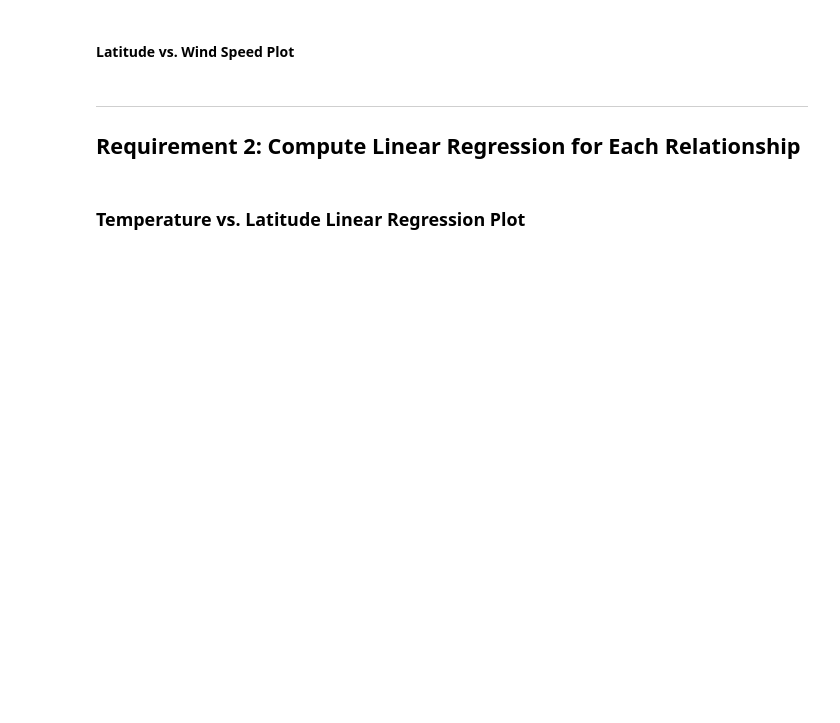
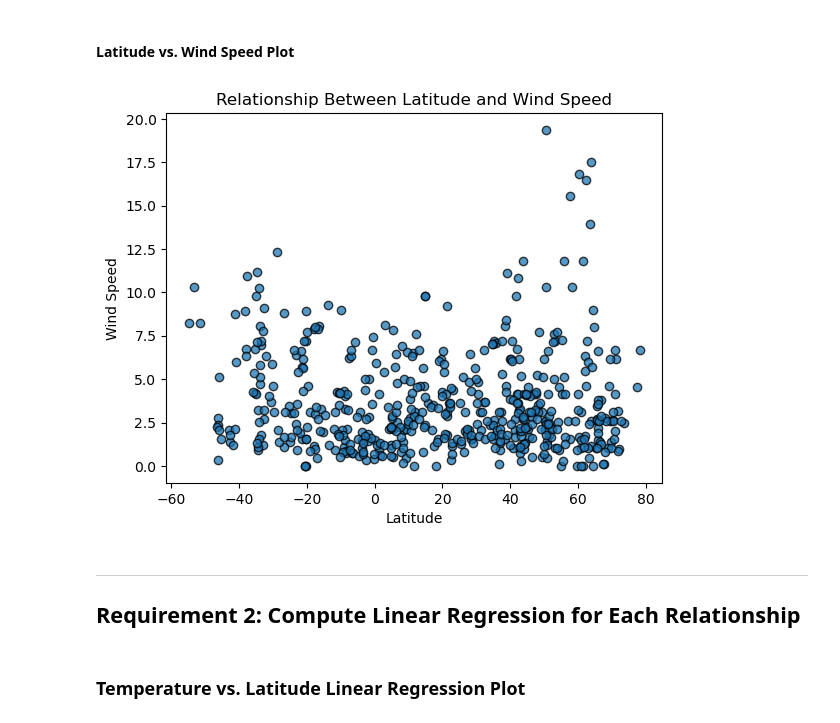
Before and after one commit to ShoaibFarooqui/python-api-challenge, a Jupyter notebook: Weather-API-Demo/starter_code/WeatherPy.ipynb, the cells around one changed output. Saved outputs shown, nothing was run; the diff lists cells and outputs as text; code cells hidden in the pictures; blank space fills up the shorter version.

```diff
--- a/Weather-API-Demo/starter_code/WeatherPy.ipynb
+++ b/Weather-API-Demo/starter_code/WeatherPy.ipynb
@@ -238,16 +250,22 @@ plt.show()
 #### Latitude vs. Wind Speed Plot
 # %%
 # Build the scatter plots for latitude vs. wind speed
-# YOUR CODE HERE
+x_axis = city_data_df["Lat"]
+y_axis = city_data_df["Wind Speed"]
+plt.scatter(x_axis, y_axis, alpha=0.75, edgecolors='black')
 
 # Incorporate the other graph properties
-# YOUR CODE HERE
+plt.xlabel("Latitude")
+plt.ylabel("Wind Speed")
+plt.title("Relationship Between Latitude and Wind Speed")
 
 # Save the figure
-plt.savefig("output_data/Fig4.png")
+plt.savefig("../output_data/Fig4.png")
 
 # Show plot
 plt.show()
+# %% [output]
+[figure, added]
 # %% [markdown]
 ---
 
```
Also changed, not shown: parts of 2 cells of this notebook, 3 other files.
